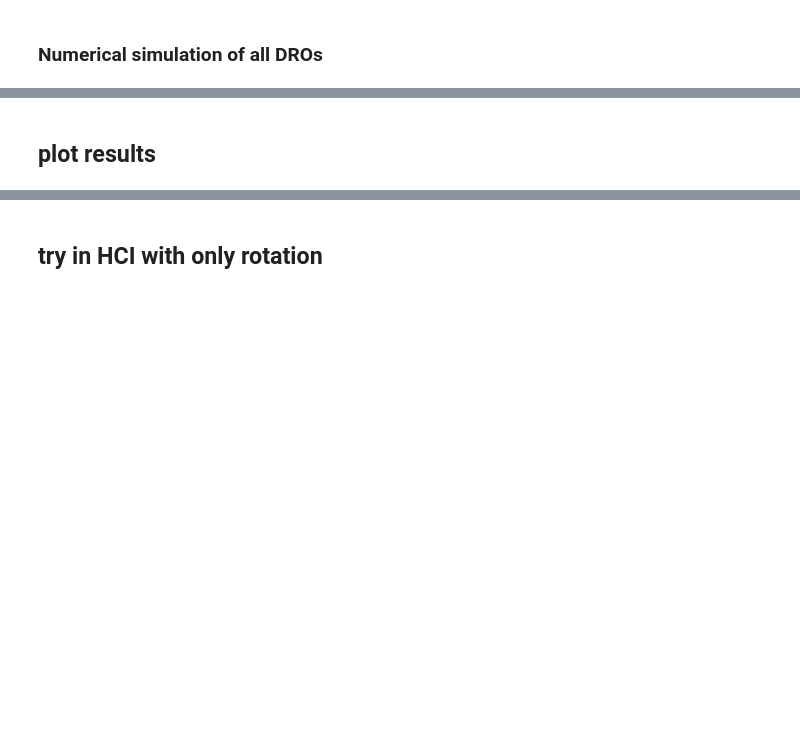
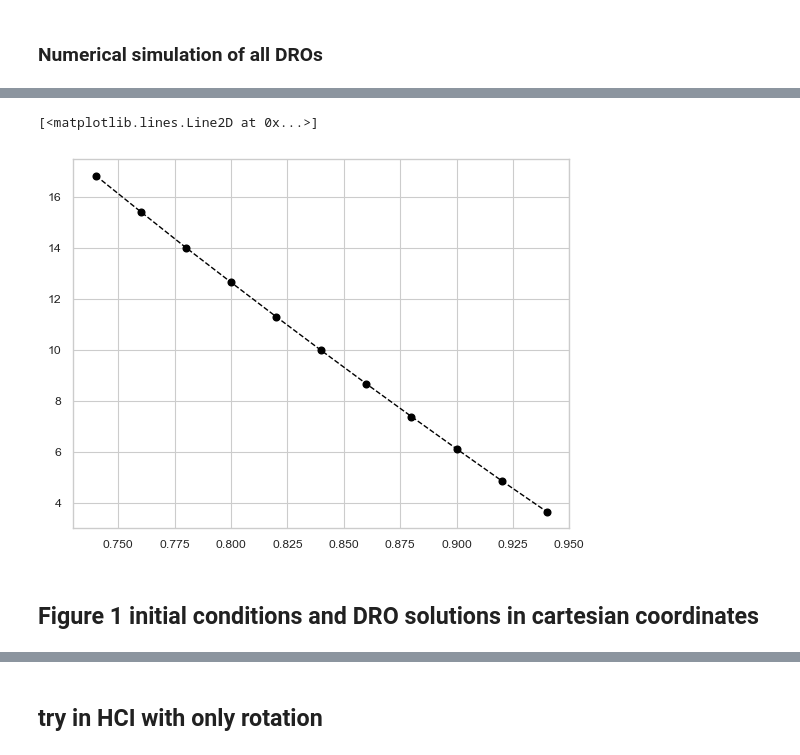
Before and after one commit to cmoestl/dro_orbits, a Jupyter notebook: dro.ipynb, the cells around one changed output, grey strips where cells are left out. Drawn from its saved outputs; the diff is of its cells as text; code cells hidden in the pictures; blank space fills up the shorter version.

```diff
--- a/dro.ipynb
+++ b/dro.ipynb
@@ -270,7 +267,7 @@ def cr3bp_equations(t, state):
     r1 = np.sqrt((x - x1)**2 + y**2)
     r2 = np.sqrt((x - x2)**2 + y**2)
 
-    # need to check these equations with Frnka 2010
+    # equations in Möstl et al. 2026b ApJ
     ax = (2*omega*vy + omega**2*x - G*M_sun*(x - x1)/r1**3 - G*M_earth*(x - x2)/r2**3)
 
     #y2 and y1 is always 0
@@ -281,7 +278,7 @@ def cr3bp_equations(t, state):
 
 def make_dro(initial_state,years):
 
-    days = 365*years  # Simulate for n years
+    days = 366*years  # Simulate for n years
     t_span = (0, days * 86400)      # Time span for integration (in seconds)
     t_eval = np.linspace(t_span[0], t_span[1], days*24) #time resolution is 1 hour, need to include better for arbitrary time arrays
 
@@ -290,31 +287,29 @@ def make_dro(initial_state,years):
     # Extract trajectory, convert to au
     x = solution.y[0]/au; y = solution.y[1]/au
 
+
     return x,y
 # %% [markdown]
 ### Numerical simulation of all DROs
 # %%
-
 #list for initial conditions for dmin;x and vinit;y
 initial_x0_array=[k for k in np.arange(0.74,0.96,0.02)]
 print('range of orbits',initial_x0_array[0],initial_x0_array[-1],' # of orbits:',len(initial_x0_array))
 #get the initial conditions from the find_dro script
-#initial_vy_array=[20,20,14,    12.65265,   12, 9,     8.6773,   7, 6.1297,      6.0060,4]
-initial_vy_array=[16.833667, 15,14,    12.65265,   12, 9,     8.6773,   7, 6.1297,       4.8797,4]
+
+initial_vy_array=[16.833667, 15.41482, 14.012024, 12.65265, 11.306613, 9.983967,     8.6773,   7.394789, 6.1297,       4.8797,3.667334]
+
+#print(initial_x0_array[6])
+
+#time resolution
+array_size=366*24
+
+#calculate all 11 orbits, and write the orbit solutions in this array
+orbits_cart=np.zeros((2,array_size,11))
+orbits_polar=np.zeros((2,array_size,11))
 
 
-print(initial_x0_array[6])
-
-#list of solutions
-#0.80 au is 12.6525 # km/s
-#0.86 au 8.6773
-#0.90 au is 6.13 km/s manually
-#0.92 is 5.0060
-
-#calculate all 11 orbits, and write the orbit solutions in this array
-orbits_cart=np.zeros((2,8760,11))
-orbits_polar=np.zeros((2,8760,11))
-
+t0=time.time()
 for i in np.arange(11):
     #print('DRO #',i)
     #print(initial_x0_array[i])
@@ -339,8 +334,36 @@ for i in np.arange(11):
     orbits_polar[0,:,i]=dro_r
     orbits_polar[1,:,i]=dro_lon
 
-print('orbit calculation done')
+print('orbit calculation done, took seconds:',time.time()-t0)
 
-print('access orbits like: x1=orbits[0,:,3], first coordinate x=0 or y=1, then data, then orbit #')
+print('access orbits like: x1=orbits_cart[0,:,3], first coordinate x=0 or y=1, then data, then orbit #')
+
+# Perform linear regression using scipy.stats.linregress
+slope, intercept, r_value, p_value, std_err = stats.linregress(initial_x0_array, initial_vy_array)
+
+print()
+# Print results
+print('linear fit')
+print(f"Slope: {slope:.4f}")
+print(f"Intercept: {intercept:.4f}")
+print(f"R-squared: {r_value**2:.4f}")
+print(f"P-value: {p_value:.4e}")
+print(f"Standard error: {std_err:.4f}")
+x_fit = np.arange(0.7,1.0,0.01)
+y_fit = x_fit*slope + intercept
+
+print()
+print('poly fit')
+# polynomial fit
+coefficients = np.polyfit(initial_x0_array, initial_vy_array, deg=2)
+print(f"Coefficients (highest to lowest degree): {coefficients}")
+# Create polynomial function from coefficients
+poly_func = np.poly1d(coefficients)
+
+# for plot
+y_fit_poly = poly_func(x_fit)
+
+#plot only results for the initial conditions for checking
+plt.plot(initial_x0_array,initial_vy_array,'ko', linestyle='--',linewidth=1)
 # %% [output]
 range of orbits 0.74 0.9400000000000002  # of orbits: 11
@@ -350,5 +382,7 @@ access orbits like: x1=orbits[0,:,3], first coordinate x=0 or y=1, then data, th
+[<matplotlib.lines.Line2D at 0x...>]
+[figure, added]
 # %% [markdown]
-## plot results
+## Figure 1 initial conditions and DRO solutions in cartesian coordinates
 # %%
 sns.set_style('whitegrid')
 sns.set_context('paper')
```
Also changed, not shown: parts of 42 cells of this notebook, 55 other files.
